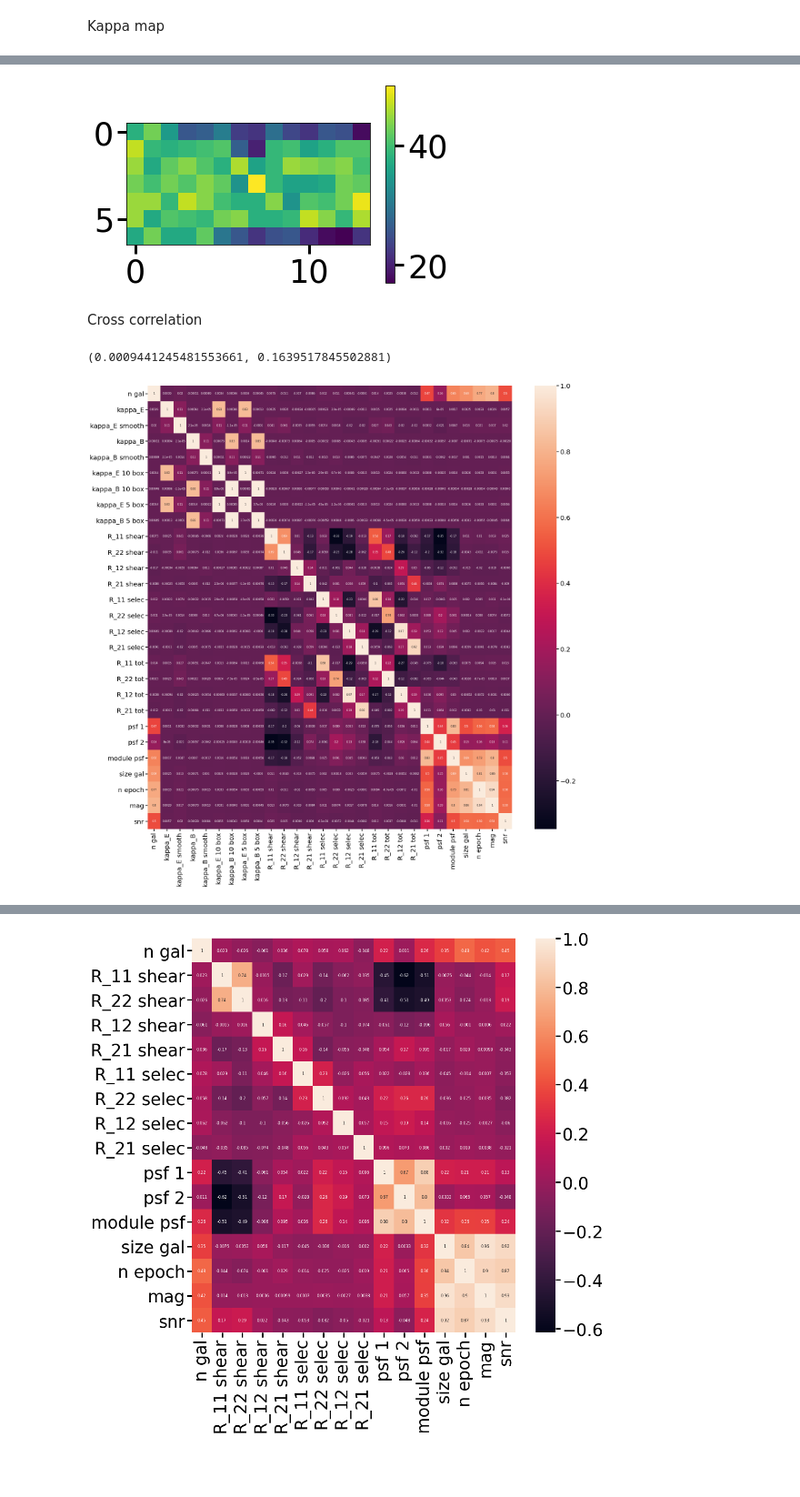
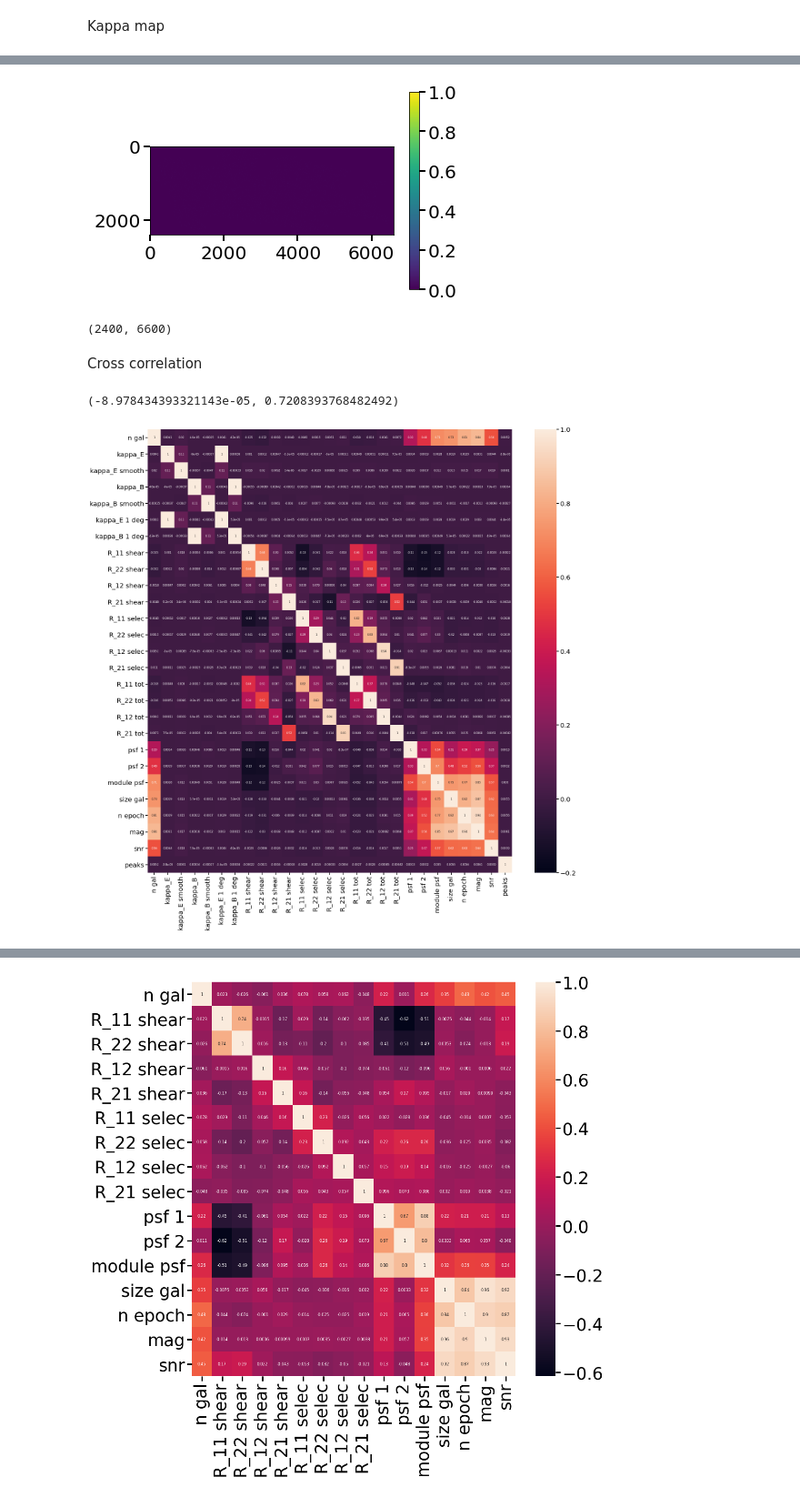
Before and after one commit to CosmoStat/sp_validation, a Jupyter notebook: notebooks/validation_local_cal.ipynb, the cells around one changed output, grey strips where cells are left out. Shown at 91% size. Cells and saved outputs as stored; diff of their text form; code cells hidden in the pictures; blank space fills up the shorter version.

```diff
--- a/notebooks/validation_local_cal.ipynb
+++ b/notebooks/validation_local_cal.ipynb
@@ -331,5 +328,9 @@ size dec 7.016595708623278
 # %%
-Nx = int(13.8*60/0.4)
-Ny = int(7*60/0.4)
+#Nx = int(13.8*60/0.4) # W3
+#Ny = int(7*60/0.4)
+#print(Nx,Ny)
+
+Nx = int(44*60/0.4) # P3
+Ny = int(16*60/0.4)
 print(Nx,Ny)
 # %% [output]
@@ -1446,24 +1483,28 @@ plt.show()
 # %%
 # Find the peaks positions and bin it
 x_peaks, y_peaks, h_peaks = find_peaks2d(snr_cal, threshold=-2, include_border=True)
-pos_peaks = bin2d(x_peaks, y_peaks, npix=(14,7))
+pos_peaks = bin2d(x_peaks, y_peaks, npix=(Nx,Ny))
 
 x_peaks2, y_peaks2, h_peaks = find_peaks2d(snr_cal, threshold=-2, include_border=True)
-pos_peaks2 = bin2d(x_peaks, y_peaks, npix=(7,4))
+pos_peaks2 = bin2d(x_peaks, y_peaks, npix=(22,8))
 
 x_peaks3, y_peaks3, h_peaks = find_peaks2d(snr_cal, threshold=-2, include_border=True)
-pos_peaks3 = bin2d(x_peaks, y_peaks, npix=(5,2))
+pos_peaks3 = bin2d(x_peaks, y_peaks, npix=(15,5))
 
 plt.figure()
 plt.imshow(pos_peaks)
 plt.colorbar()
 plt.show()
 # %% [output]
-[figure, old version]
+[figure, new version]
+# %%
+np.shape(pos_peaks)
+# %% [output]
+(2400, 6600)
 # %% [markdown]
 Cross correlation
 # %%
 from scipy import stats
 stats.pearsonr(np.ravel(kappaE_cal),np.ravel(kappaB_cal))
 # %% [output]
-(0.0009441245481553661, 0.1639517845502881)
+(-8.978434393321143e-05, 0.7208393768482492)
@@ -1527,11 +1592,11 @@ df2 = pd.DataFrame(data,columns=['n gal','kappa_E 10 box','kappa_B 10 box','R di
 # %%
 corrMatrix = df.corr()
 plt.figure(figsize=(25,25))
-sns.heatmap(corrMatrix, annot=True, annot_kws={"fontsize":8})
-plt.savefig('./W3/matrix_corr.jpg')
+sns.heatmap(corrMatrix, annot=True, annot_kws={"fontsize":8},vmin=-0.2,vmax=1.)
+plt.savefig('./P3/matrix_corr.jpg')
 plt.show()
 # %% [output]
-[figure, old version]
+[figure, new version]
 # %%
 corrMatrix = df2.corr()
 plt.figure(figsize=(12,12))
```
Also changed, not shown: parts of 54 cells of this notebook.
